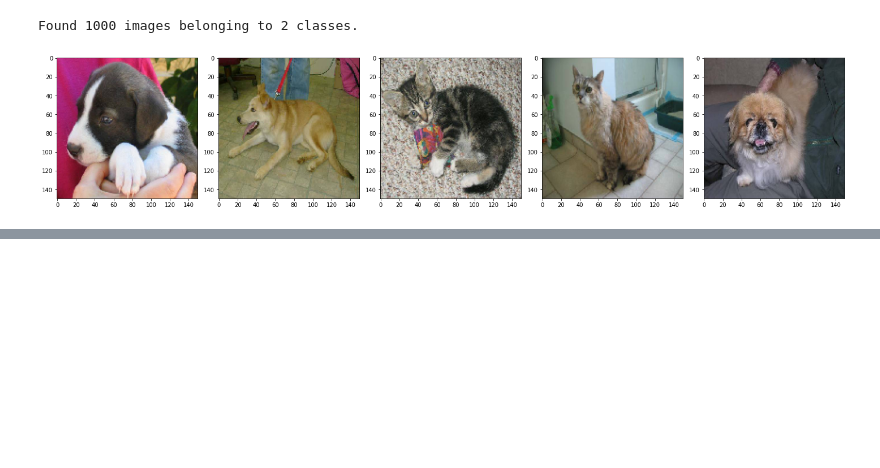
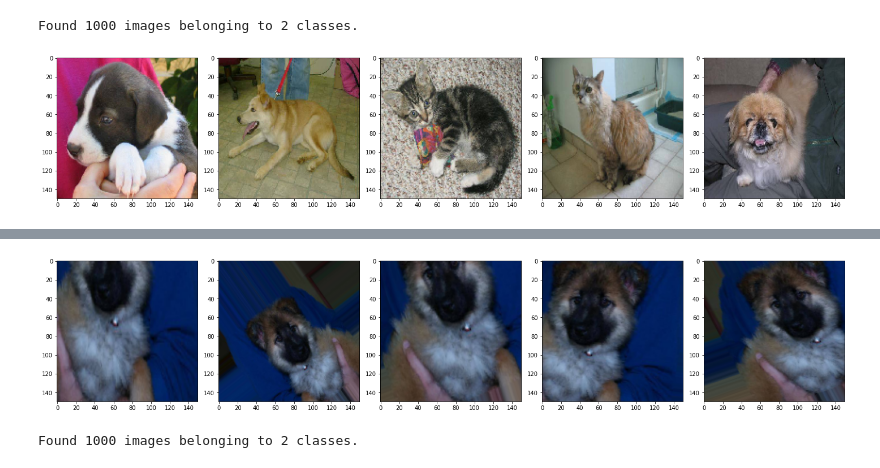
Before and after one commit to hkumarks/Deep_Learning, a Jupyter notebook: Dog_cat_classification.ipynb, the cells around one changed output, grey strips where cells are left out. Cells and saved outputs as stored; diff of their text form; code cells hidden in the pictures; blank space fills up the shorter version.

```diff
--- a/Dog_cat_classification.ipynb
+++ b/Dog_cat_classification.ipynb
@@ -192,0 +211,13 @@ Text(0.5, 1.0, 'training vs test loss')
+# %%
+augmented_images=[train_data_gen1[0][0][0] for i in range(5)]
+plotImages(augmented_images)
+# %% [output]
+[figure, added]
+# %%
+image_gen_test=ImageDataGenerator(rescale=1./255)
+test_data_gen1=image_gen_test.flow_from_directory(batch_size=100,
+                                                  directory=test_dir,
+                                                  target_size=(150,150),
+                                                  class_mode='binary')
+# %% [output]
+Found 1000 images belonging to 2 classes.
```
Also changed, not shown: parts of 16 cells of this notebook.
